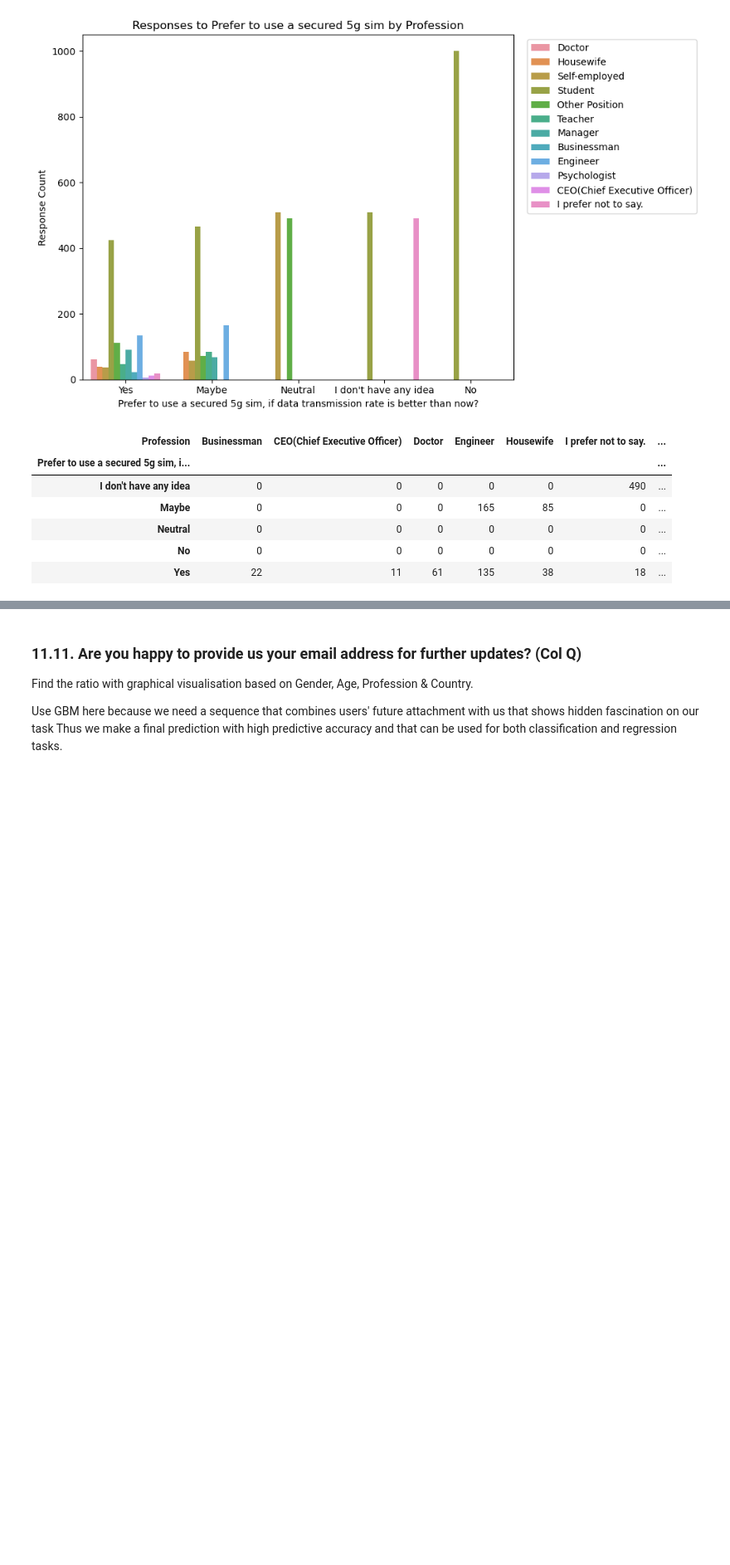
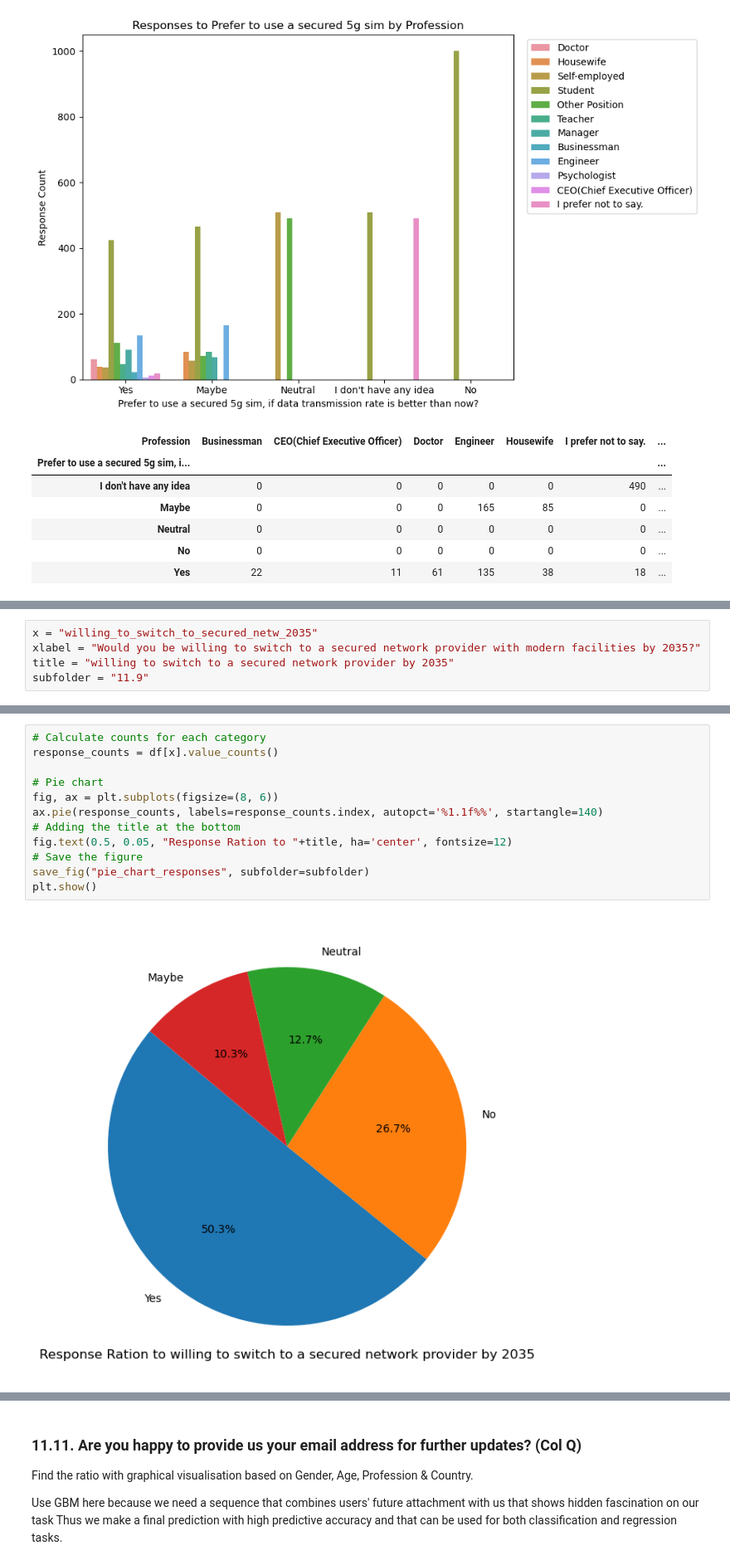
Before and after one commit to ihsanulcode/networking-systems-data-analysis, a Jupyter notebook: Notebook_2_Graphical_Visualization.ipynb, the cells around one changed output, grey strips where cells are left out. Shown at 83% size. Saved outputs shown, nothing was run; the diff lists cells and outputs as text; blank space fills up the shorter version.

Commit message:
visualization done

```diff
--- a/Notebook_2_Graphical_Visualization.ipynb
+++ b/Notebook_2_Graphical_Visualization.ipynb
@@ -1281,3 +1281,8 @@ analysis_table
 Just find the ratio of percentage with graphical visualisation based on Gender, Age, Profession & Country.
 
 Use Logistic regression here
+# %%
+x = "willing_to_switch_to_secured_netw_2035"
+xlabel = "Would you be willing to switch to a secured network provider with modern facilities by 2035?"
+title = "willing to switch to a secured network provider by 2035"
+subfolder = "11.9"
@@ -1283,0 +1299,14 @@ Use Logistic regression here
+# %%
+# Calculate counts for each category
+response_counts = df[x].value_counts()
+
+# Pie chart
+fig, ax = plt.subplots(figsize=(8, 6))
+ax.pie(response_counts, labels=response_counts.index, autopct='%1.1f%%', startangle=140)
+# Adding the title at the bottom
+fig.text(0.5, 0.05, "Response Ration to "+title, ha='center', fontsize=12)
+# Save the figure
+save_fig("pie_chart_responses", subfolder=subfolder)
+plt.show()
+# %% [output]
+[figure, added]
```
Also changed, not shown: parts of 22 cells of this notebook, 15 other files.
